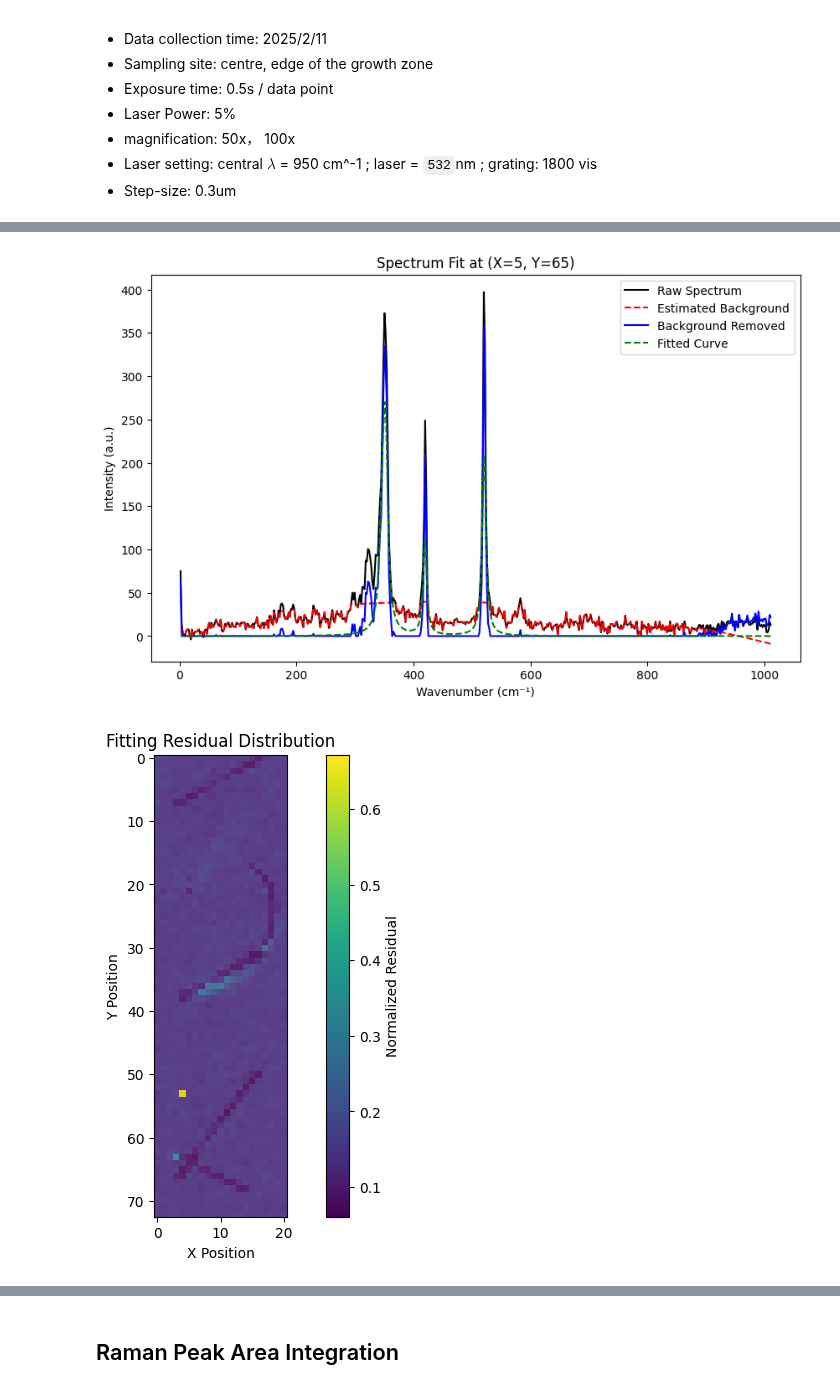
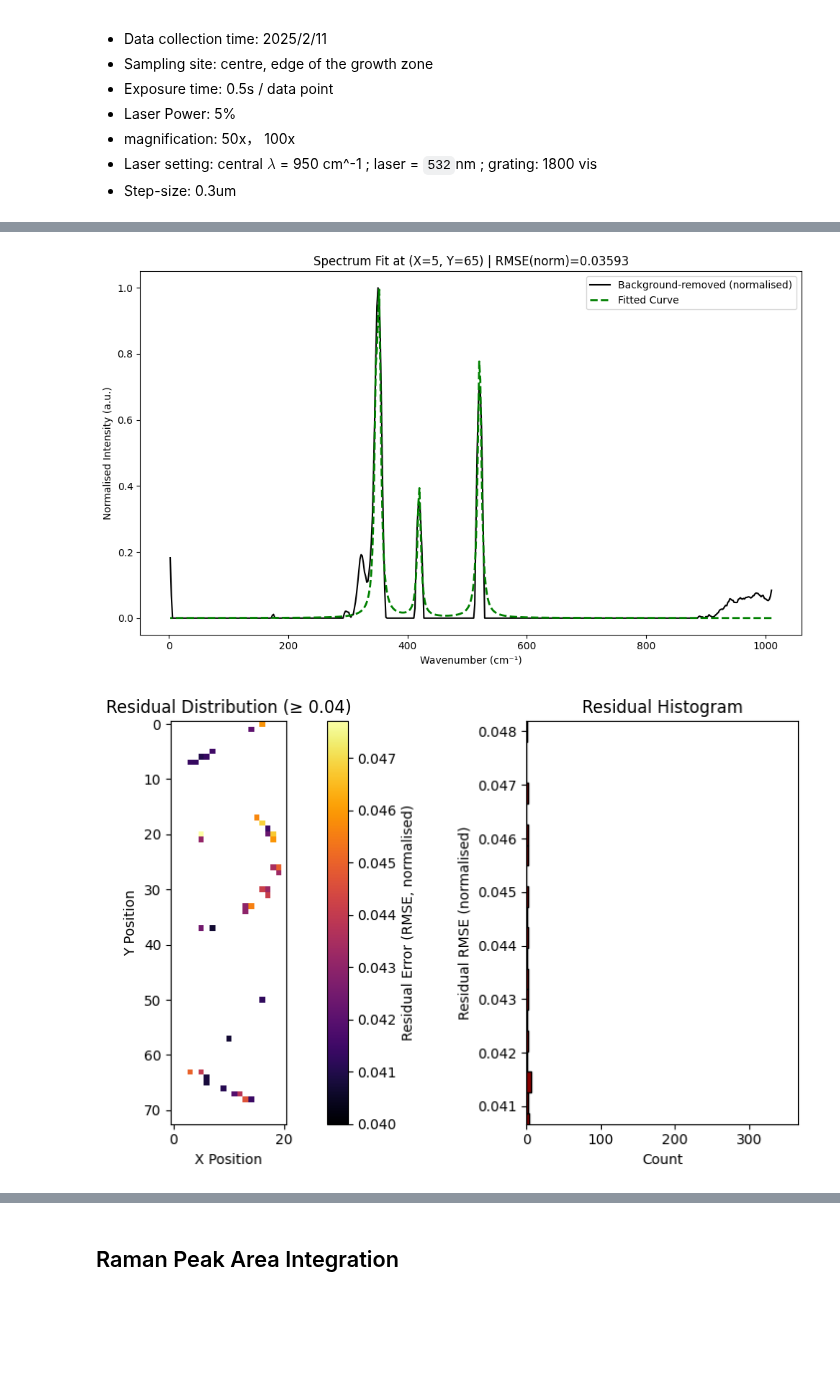
Before and after one commit to barry063/RamanPL_2D, a Jupyter notebook: example-usage/Mapping/Mapping Raman Example.ipynb, the cells around one changed output, grey strips where cells are left out. Drawn from its saved outputs; the diff is of its cells as text; code cells hidden in the pictures; blank space fills up the shorter version.

```diff
--- a/example-usage/Mapping/Mapping Raman Example.ipynb
+++ b/example-usage/Mapping/Mapping Raman Example.ipynb
@@ -66,13 +67,13 @@ raman_map.plot_heatmap(data_type='specific_intensity', specific_wavenumber=353.0
 # %%
 # To verify effectiveness of the fitting, we can plot spectrum fitting at a specific point
 raman_map.plot_spectrum_fit(x=5, y=65)
 
 # Also you can check if residual is below threshold
-raman_map.plot_residual_distribution(threshold=0.5 # Residual above shreshold will be marked red colour
+raman_map.plot_residual_distribution(filter_threshold=0.04 # Residual above shreshold will be marked red colour
                                      )
 # %% [output]
-[figure, old version]
+[figure, new version]
-[figure, old version]
+[figure, new version]
 # %%
 # Plot heatmap of A1g peak to E2g peak intensity ratio
 raman_map.plot_ratio_heatmap(ratio_type='A1g/E2g', filter_range=[0, 6])
```
Also changed, not shown: parts of 3 cells of this notebook, 6 other files.
